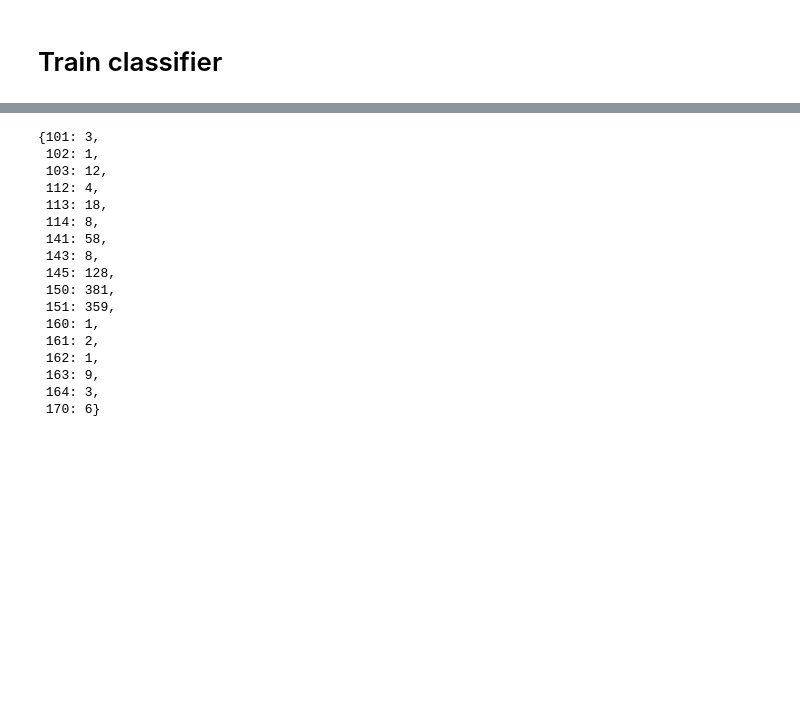
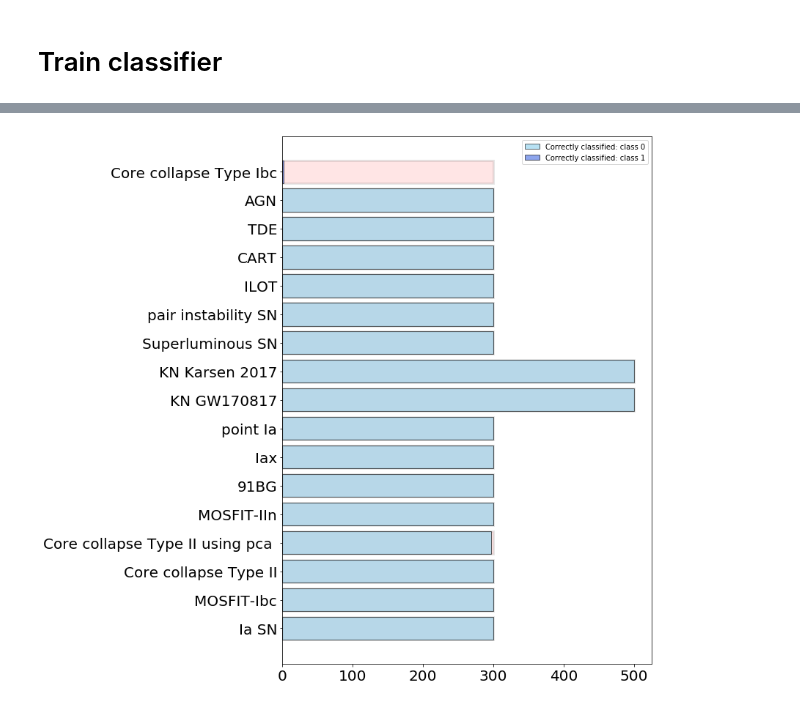
Before and after one commit to Biswa-10/Kilonova, a Jupyter notebook: prepare_model_df.ipynb, the cells around one changed output, grey strips where cells are left out. Drawn from its saved outputs; the diff is of its cells as text; code cells hidden in the pictures; blank space fills up the shorter version.

```diff
--- a/prepare_model_df.ipynb
+++ b/prepare_model_df.ipynb
@@ -240,20 +233,0 @@ for i,object_id in enumerate(test_df['SNID']):
-# %%
-prediction_stat
-# %% [output]
-{101: 3,
- 102: 1,
- 103: 12,
- 112: 4,
- 113: 18,
- 114: 8,
- 141: 58,
- 143: 8,
- 145: 128,
- 150: 381,
- 151: 359,
- 160: 1,
- 161: 2,
- 162: 1,
- 163: 9,
- 164: 3,
- 170: 6}
@@ -259,0 +272,23 @@ prediction_stat
+# %%
+x_data_0=[]
+hist_0_total = []
+hist_0_correct_pred = []
+
+x_data_1=[]
+hist_1_total = []
+hist_1_correct_pred = []
+
+keys =list(prediction_stat.keys())
+keys.sort()
+#print(key_details)
+for key in keys:
+
+
+    if key in prediction_type:
+        x_data_1.append(ztf_ob_type_name(key))
+        hist_1_correct_pred.append(prediction_stat[key][0])
+        hist_1_total.append(prediction_stat[key][1])
+    else:
+        x_data_0.append(ztf_ob_type_name(key))
+        hist_0_correct_pred.append(prediction_stat[key][0])
+        hist_0_total.append(prediction_stat[key][1])
@@ -259,0 +297,18 @@ prediction_stat
+# %%
+fig = plt.figure(figsize = (7,10))
+ax = fig.add_axes([0,0,1,1])
+ax.barh(x_data_0,hist_0_total,alpha=.1, color='red',ec='black', linewidth=3)
+ax.barh(x_data_0, hist_0_correct_pred , alpha=.6, color='skyblue',ec='black', label='Correctly classified: class 0')
+ax.barh(x_data_1,hist_1_total,alpha=.1,color='red',ec='black',linewidth=3)
+ax.barh(x_data_1, hist_1_correct_pred , alpha=.6, color='royalblue', ec='black',label='Correctly classified: class 1')
+plt.rc('ytick', labelsize=20)
+plt.rc('xtick', labelsize=20)
+#for i, v in enumerate(y):
+#    ax.text(v + 3, i + .25, str(v), color='blue', fontweight='bold')
+
+plt.legend()
+#plt.savefig('important_plots/correct_classifications_plot')
+#plt.xticks(rotation=90)
+plt.show()
+# %% [output]
+[figure, added]
```
Also changed, not shown: parts of 20 cells of this notebook, 5 other files.
